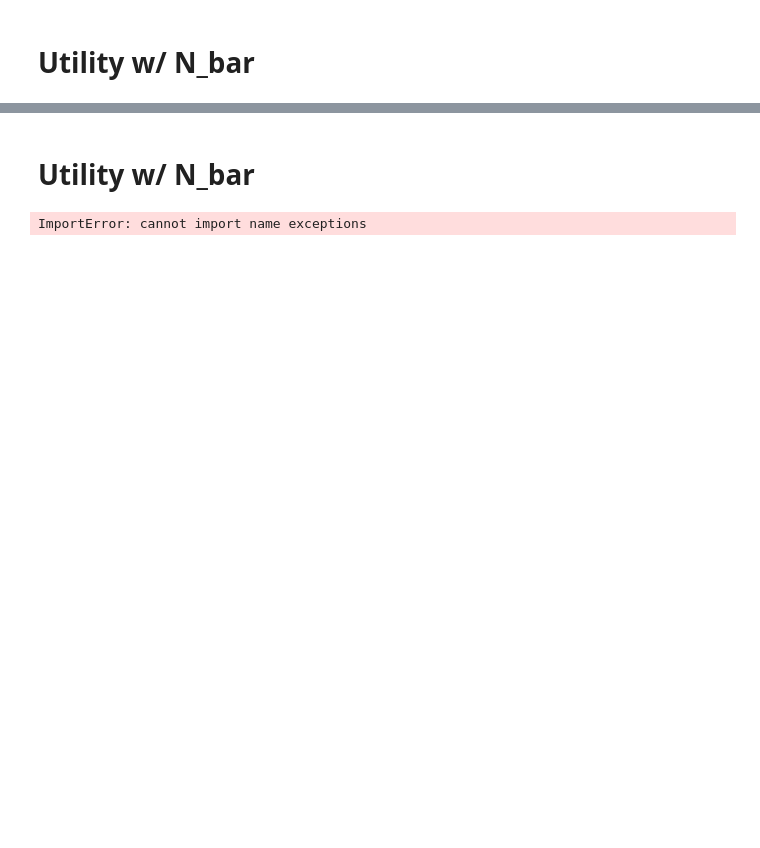
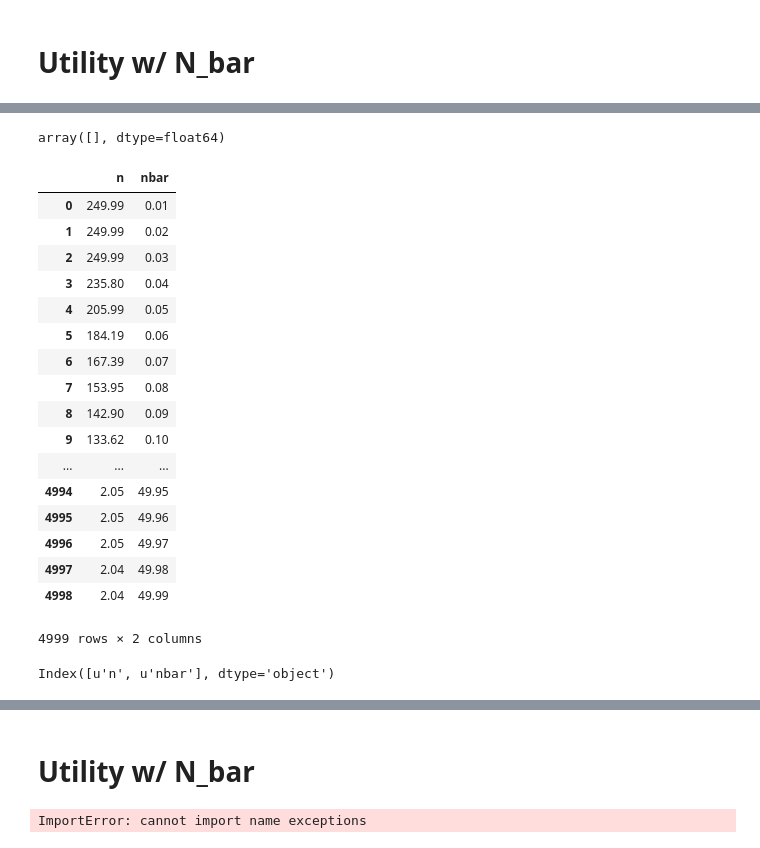
Before and after one commit to szwang/kr-insurance-models, a Jupyter notebook: negotiation-model-with-nbar.ipynb, the cells around one changed output, grey strips where cells are left out. Cells and saved outputs as stored; diff of their text form; code cells hidden in the pictures; blank space fills up the shorter version.

```diff
--- a/negotiation-model-with-nbar.ipynb
+++ b/negotiation-model-with-nbar.ipynb
@@ -138,0 +120,18 @@ max n_bar= 11.16
+# %%
+# create dataset with N, N bar values
+# df = pd.DataFrame([[1, 2], [3, 4]], columns=list('NB'))
+def solve_fixed_point(range=[0.01, 50]):
+    # start from array, iterate through and find opt N
+    # generate table
+    result = []
+    Nbars = np.arange(range[0], range[1], 0.01)
+    Ns = np.arange(0, 250, .01)
+    for Nbar in Nbars:
+        EUs = U(Ns, Nbar)
+        i = np.nanargmax(EUs)
+        max_N = Ns[i]
+        result.append({'n': max_N, 'nbar': Nbar})
+    return result
+# %%
+optimal_pairs = solve_fixed_point()
+optimal_pairs
@@ -138,0 +156,7 @@ max n_bar= 11.16
+# %%
+test = np.array([])
+np.append(test, [1])
+np.append(test, [2])
+test
+# %% [output]
+array([], dtype=float64)
@@ -138,0 +165,27 @@ max n_bar= 11.16
+# %%
+df = pd.DataFrame(data=optimal_pairs)
+# %%
+df
+# %% [output]
+|  | n | nbar |
+| 0 | 249.99 | 0.01 |
+| 1 | 249.99 | 0.02 |
+| 2 | 249.99 | 0.03 |
+| 3 | 235.80 | 0.04 |
+| 4 | 205.99 | 0.05 |
+| 5 | 184.19 | 0.06 |
+| 6 | 167.39 | 0.07 |
+| 7 | 153.95 | 0.08 |
+| 8 | 142.90 | 0.09 |
+| 9 | 133.62 | 0.10 |
+| ... | ... | ... |
+| 4994 | 2.05 | 49.95 |
+| 4995 | 2.05 | 49.96 |
+| 4996 | 2.05 | 49.97 |
+| 4997 | 2.04 | 49.98 |
+| 4998 | 2.04 | 49.99 |
+4999 rows × 2 columns
+# %%
+df.columns[0:]
+# %% [output]
+Index([u'n', u'nbar'], dtype='object')
```
Also changed, not shown: parts of 17 cells of this notebook, 2 other files.
